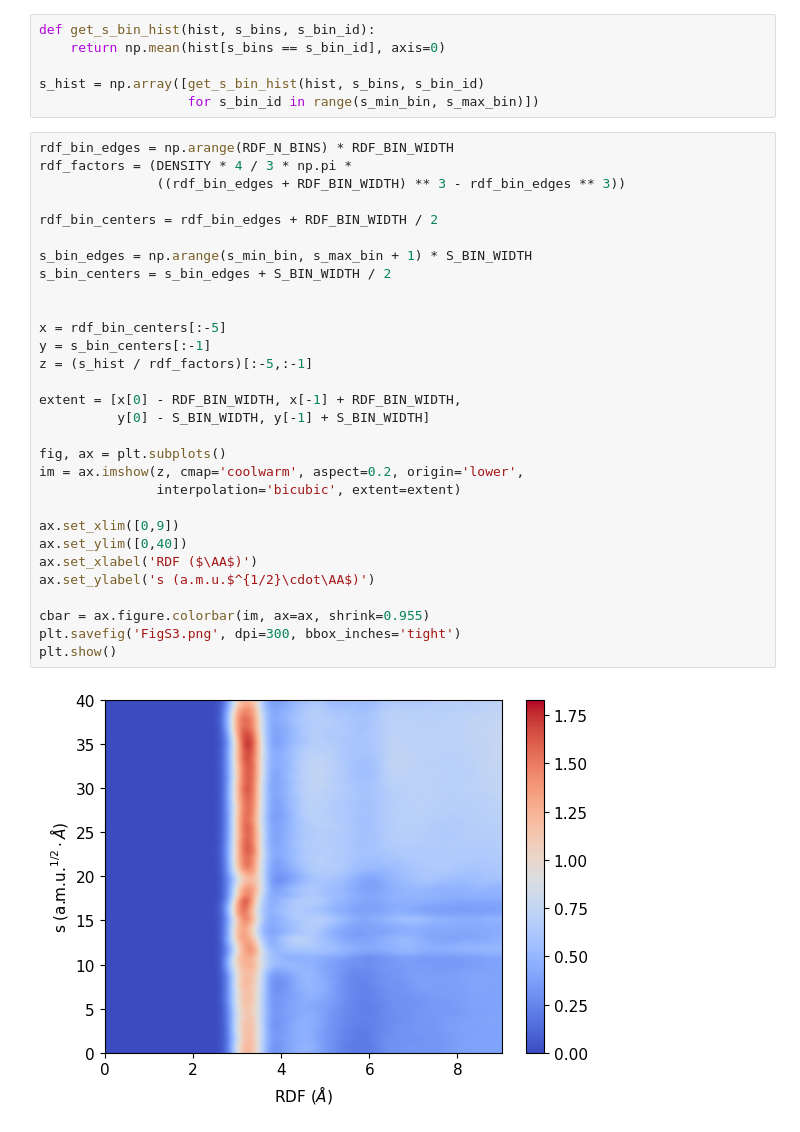
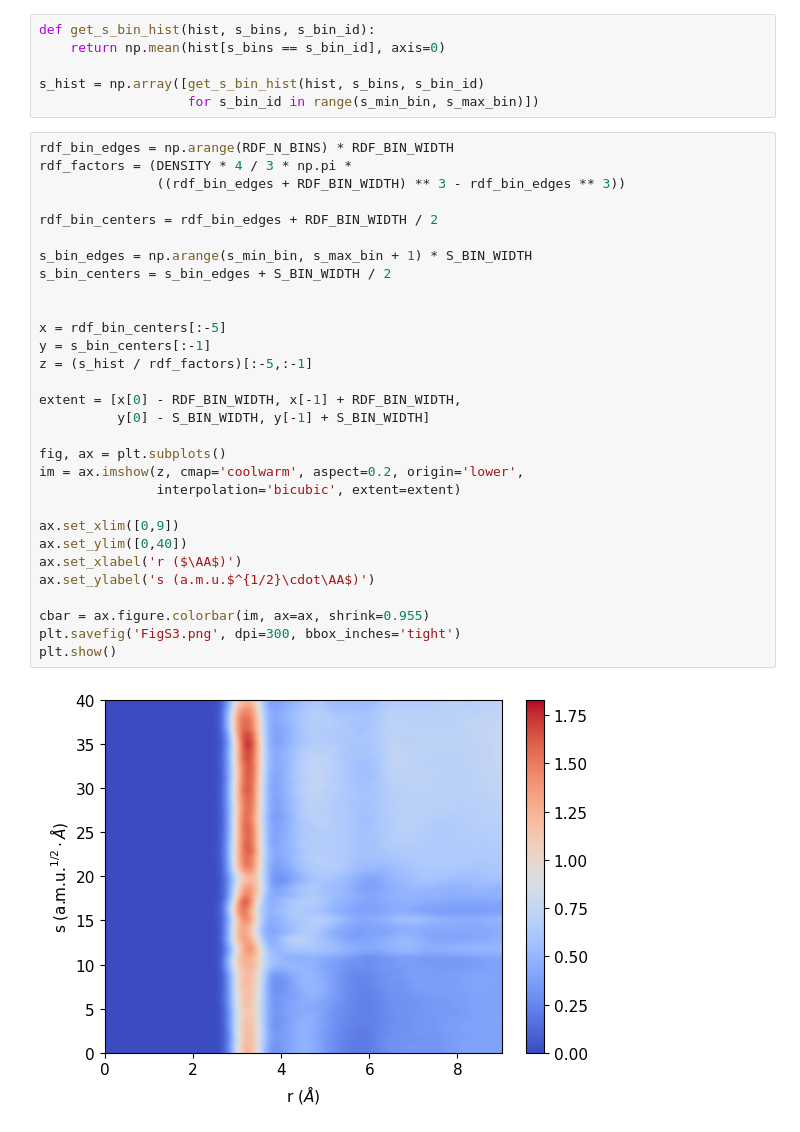
Before and after one commit to emedio/loop-dynamics, a Jupyter notebook: figures/FigS3.ipynb, the cells around one changed output. Cells and saved outputs as stored; diff of their text form.

```diff
--- a/figures/FigS3.ipynb
+++ b/figures/FigS3.ipynb
@@ -29,32 +29,32 @@ s_hist = np.array([get_s_bin_hist(hist, s_bins, s_bin_id)
 # %%
 rdf_bin_edges = np.arange(RDF_N_BINS) * RDF_BIN_WIDTH
 rdf_factors = (DENSITY * 4 / 3 * np.pi *
                ((rdf_bin_edges + RDF_BIN_WIDTH) ** 3 - rdf_bin_edges ** 3))
 
 rdf_bin_centers = rdf_bin_edges + RDF_BIN_WIDTH / 2
 
 s_bin_edges = np.arange(s_min_bin, s_max_bin + 1) * S_BIN_WIDTH
 s_bin_centers = s_bin_edges + S_BIN_WIDTH / 2
 
 
 x = rdf_bin_centers[:-5]
 y = s_bin_centers[:-1]
 z = (s_hist / rdf_factors)[:-5,:-1]
 
 extent = [x[0] - RDF_BIN_WIDTH, x[-1] + RDF_BIN_WIDTH,
           y[0] - S_BIN_WIDTH, y[-1] + S_BIN_WIDTH]
 
 fig, ax = plt.subplots()
 im = ax.imshow(z, cmap='coolwarm', aspect=0.2, origin='lower',
                interpolation='bicubic', extent=extent)
 
 ax.set_xlim([0,9])
 ax.set_ylim([0,40])
-ax.set_xlabel('RDF ($\AA$)')
+ax.set_xlabel('r ($\AA$)')
 ax.set_ylabel('s (a.m.u.$^{1/2}\cdot\AA$)')
 
 cbar = ax.figure.colorbar(im, ax=ax, shrink=0.955)
 plt.savefig('FigS3.png', dpi=300, bbox_inches='tight')
 plt.show()
 # %% [output]
-[figure, old version]
+[figure, new version]
```
